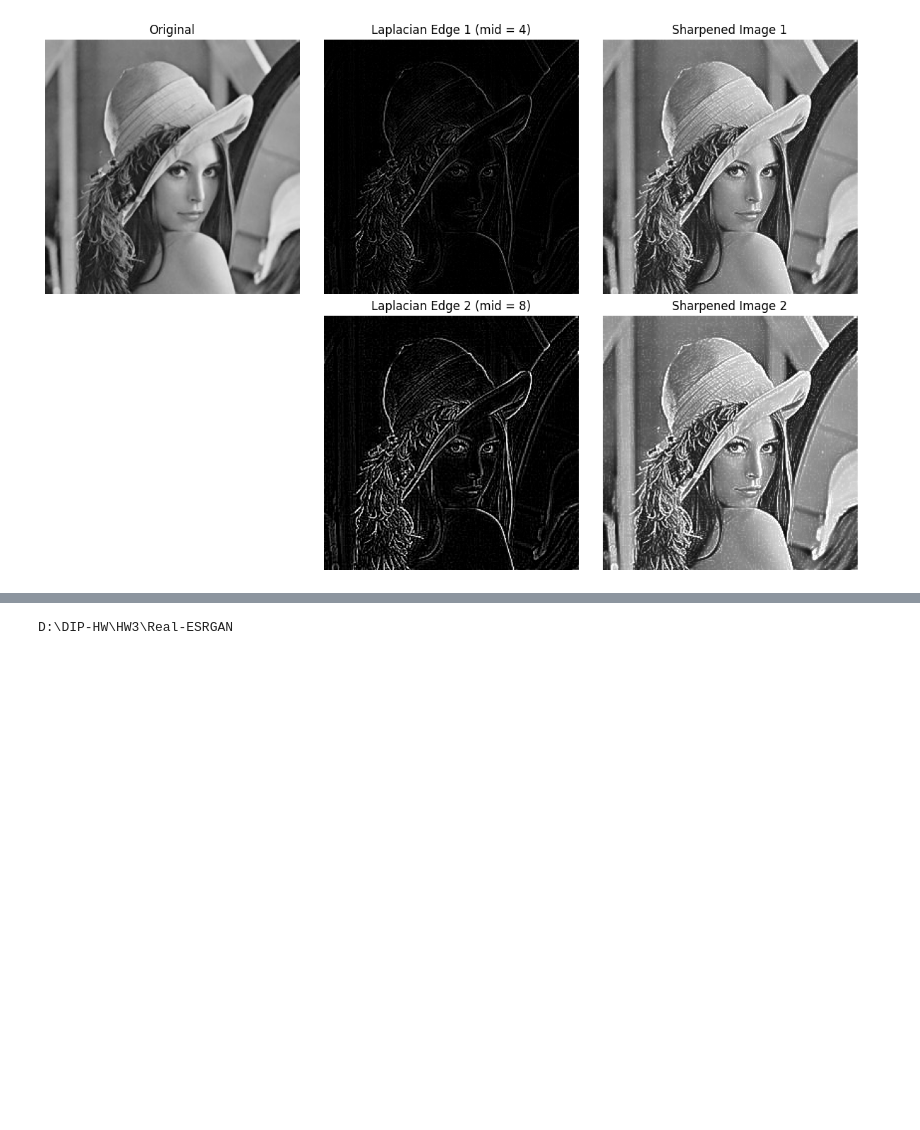
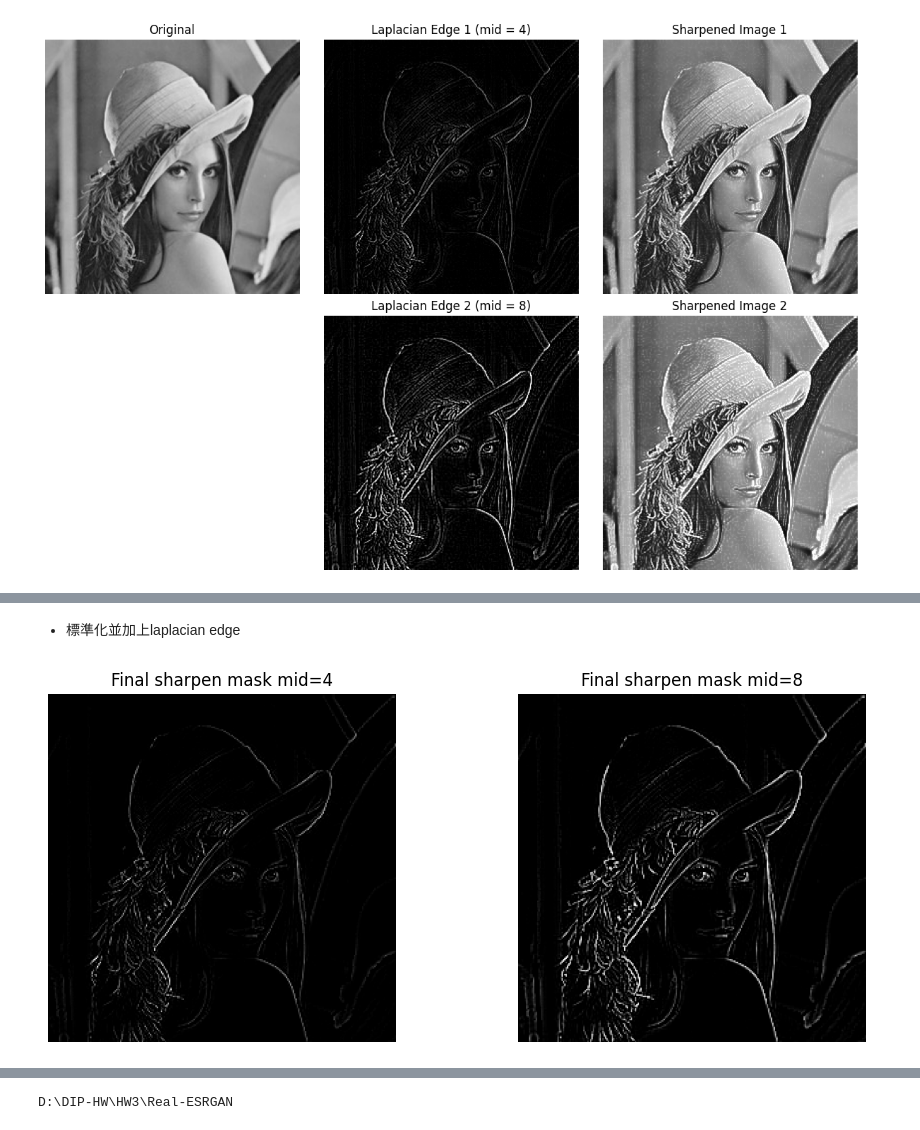
Before and after one commit to ImjustWritingCode/DIP-HW, a Jupyter notebook: HW3/hw3_program.ipynb, the cells around one changed output, grey strips where cells are left out. Cells and saved outputs as stored; diff of their text form; code cells hidden in the pictures; blank space fills up the shorter version.

```diff
--- a/HW3/hw3_program.ipynb
+++ b/HW3/hw3_program.ipynb
@@ -68,0 +186,50 @@ cv2.imwrite('sharpened_2.jpg', sharpened_2)
+# %% [markdown]
+- 標準化並加上laplacian edge
+# %%
+def normalize_and_multiply(A: np.ndarray, B: np.ndarray) -> np.ndarray:
+    """
+    將影像 A 正規化到 [0.0, 1.0]，然後乘上影像 B。
+    假設 A 和 B 是同樣大小的 numpy array。
+
+    Parameters:
+        A (np.ndarray): 要正規化的影像
+        B (np.ndarray): 要相乘的影像
+
+    Returns:
+        np.ndarray: 結果影像 (同 A, B 尺寸)
+    """
+    if A.shape != B.shape:
+        raise ValueError("A 和 B 必須有相同的尺寸")
+
+    A_min = np.min(A)
+    A_max = np.max(A)
+
+    # 避免除以零
+    if A_max - A_min == 0:
+        A_norm = np.zeros_like(A, dtype=np.float32)
+    else:
+        A_norm = (A - A_min) / (A_max - A_min)
+
+    # 確保 B 是 float 格式再做乘法
+    result = (A_norm * B.astype(np.float32)).astype(np.float32)
+
+    return result
+
+final_sharpen_mask = normalize_and_multiply(denoised_img, laplacian_edge)
+final_sharpen_mask_2 = normalize_and_multiply(denoised_img, laplacian_edge_2)
+
+plt.figure(figsize=(10, 4))
+plt.subplot(1, 2, 1)
+plt.title('Final sharpen mask mid=4')
+plt.imshow(final_sharpen_mask, cmap='gray')
+plt.axis('off')
+
+plt.subplot(1, 2, 2)
+plt.title('Final sharpen mask mid=8')
+plt.imshow(final_sharpen_mask_2, cmap='gray')
+plt.axis('off')
+
+plt.tight_layout()
+plt.show()
+# %% [output]
+[figure, added]
```
Also changed, not shown: parts of 13 cells of this notebook, 8 other files.
